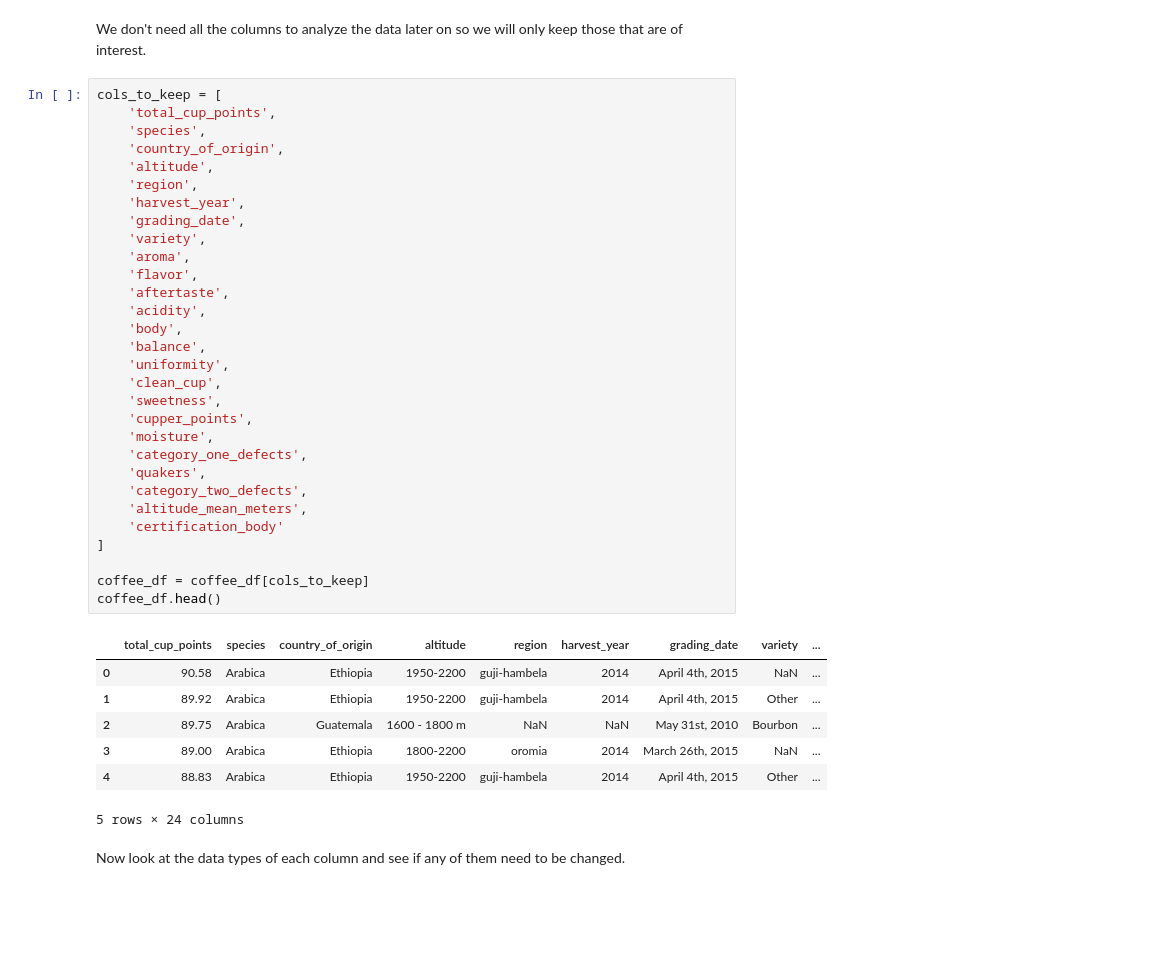
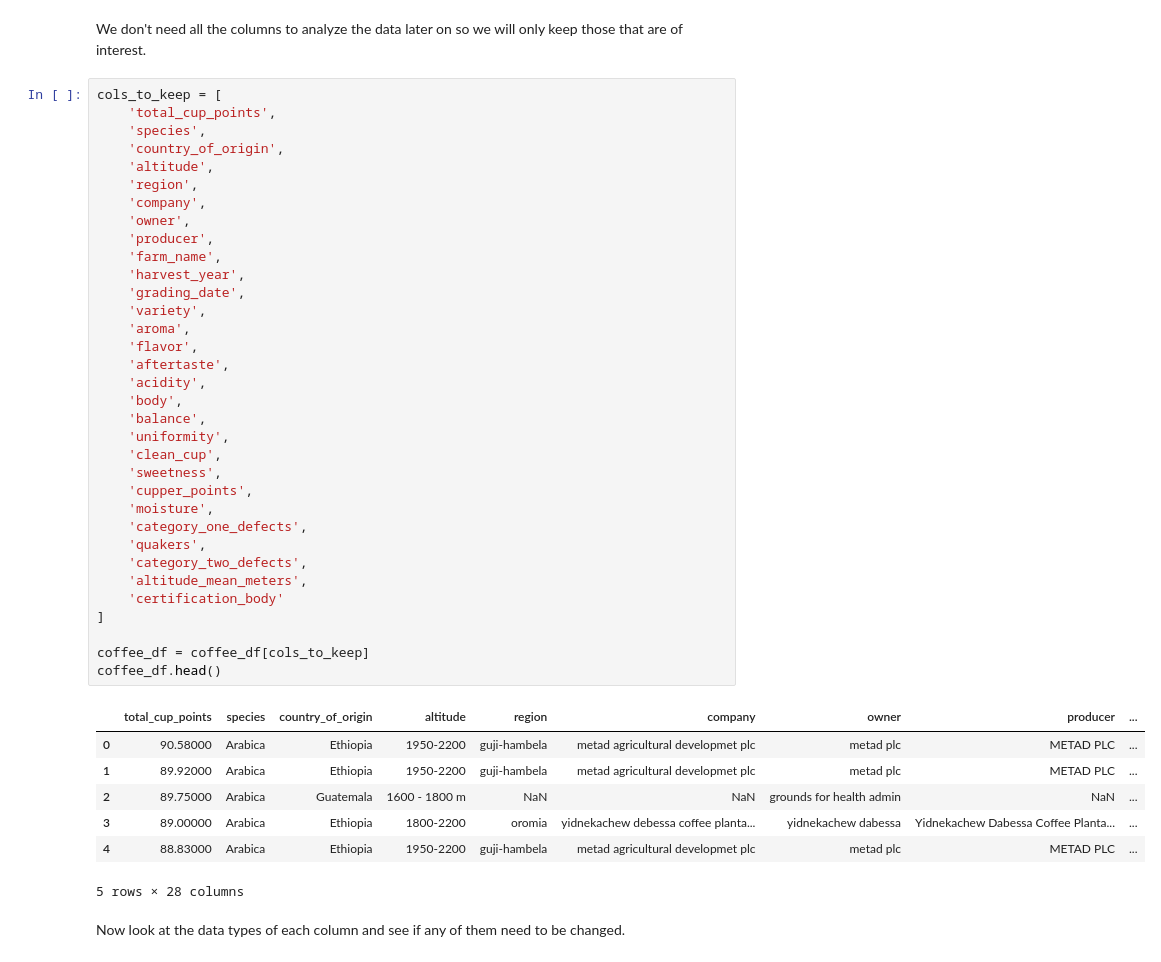
Before and after one commit to FuegoDiego/coffee_ratings, a Jupyter notebook: Coffee Ratings Cleanup.ipynb, the cells around one changed output. Cells and saved outputs as stored; diff of their text form; blank space fills up the shorter version.

```diff
--- a/Coffee Ratings Cleanup.ipynb
+++ b/Coffee Ratings Cleanup.ipynb
@@ -19,40 +20,44 @@ We don't need all the columns to analyze the data later on so we will only keep
 cols_to_keep = [
     'total_cup_points',
     'species',
     'country_of_origin',
     'altitude',
     'region',
+    'company',
+    'owner',
+    'producer',
+    'farm_name',
     'harvest_year',
     'grading_date',
     'variety',
     'aroma',
     'flavor',
     'aftertaste',
     'acidity',
     'body',
     'balance',
     'uniformity',
     'clean_cup',
     'sweetness',
     'cupper_points',
     'moisture',
     'category_one_defects',
     'quakers',
     'category_two_defects',
     'altitude_mean_meters',
     'certification_body'
 ]
 
 coffee_df = coffee_df[cols_to_keep]
 coffee_df.head()
 # %% [output]
-|  | total_cup_points | species | country_of_origin | altitude | region | harvest_year | grading_date | variety | ... |
-| 0 | 90.58 | Arabica | Ethiopia | 1950-2200 | guji-hambela | 2014 | April 4th, 2015 | NaN | ... |
-| 1 | 89.92 | Arabica | Ethiopia | 1950-2200 | guji-hambela | 2014 | April 4th, 2015 | Other | ... |
-| 2 | 89.75 | Arabica | Guatemala | 1600 - 1800 m | NaN | NaN | May 31st, 2010 | Bourbon | ... |
-| 3 | 89.00 | Arabica | Ethiopia | 1800-2200 | oromia | 2014 | March 26th, 2015 | NaN | ... |
-| 4 | 88.83 | Arabica | Ethiopia | 1950-2200 | guji-hambela | 2014 | April 4th, 2015 | Other | ... |
+|  | total_cup_points | species | country_of_origin | altitude | region | company | owner | producer | ... |
+| 0 | 90.58000 | Arabica | Ethiopia | 1950-2200 | guji-hambela | metad agricultural developmet plc | metad plc | METAD PLC | ... |
+| 1 | 89.92000 | Arabica | Ethiopia | 1950-2200 | guji-hambela | metad agricultural developmet plc | metad plc | METAD PLC | ... |
+| 2 | 89.75000 | Arabica | Guatemala | 1600 - 1800 m | NaN | NaN | grounds for health admin | NaN | ... |
+| 3 | 89.00000 | Arabica | Ethiopia | 1800-2200 | oromia | yidnekachew debessa coffee planta... | yidnekachew dabessa | Yidnekachew Dabessa Coffee Planta... | ... |
+| 4 | 88.83000 | Arabica | Ethiopia | 1950-2200 | guji-hambela | metad agricultural developmet plc | metad plc | METAD PLC | ... |
-5 rows × 24 columns
+5 rows × 28 columns
 # %% [markdown]
 Now look at the data types of each column and see if any of them need to be changed.
 # %%
```
Also changed, not shown: parts of 47 cells of this notebook.
